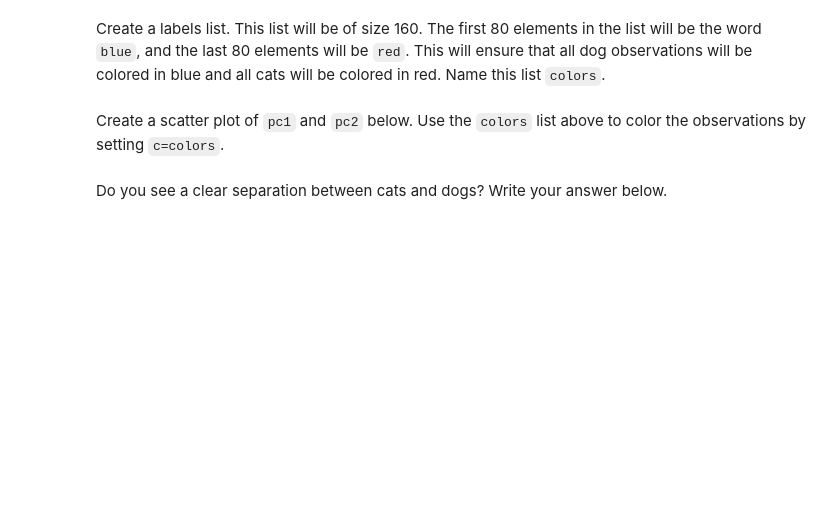
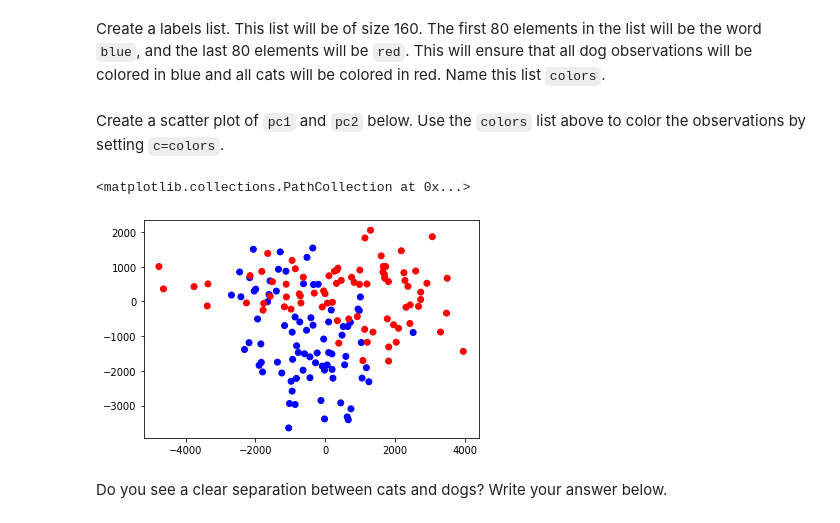
Before and after one commit to PaulaNuno/datamad0820, a Jupyter notebook: module-2/lab-pca/your-code/main.ipynb, the cells around one changed output. Saved outputs shown, nothing was run; the diff lists cells and outputs as text; code cells hidden in the pictures; blank space fills up the shorter version.

```diff
--- a/module-2/lab-pca/your-code/main.ipynb
+++ b/module-2/lab-pca/your-code/main.ipynb
@@ -94,7 +106,11 @@ Load the `PCA` function from `statsmodels` (read about this function [here](http
 Use `numpy` to find to transpose the standardized pet array. This will help us compute the projection.
 # %%
 # Your code here:
+
+catsndogs_transpose = np.transpose(catsndogs)
 # %% [markdown]
 Find the dot product of the transposed standardized pet matrix and the `factors` of the `PCA` model found above. This will be the projection onto 2 dimensions. This means that each cat and dog image will now only have two columns instead of 4096.
 # %%
 # Your code here:
+
+catsndogs_dot = np.dot(catsndogs_transpose, pca_model.factors)
@@ -106,3 +124,6 @@ Now that we have reduced our cats and dogs arrays, we can easily plot the data i
 In the cell below, turn the two dimensional projection into a pandas dataframe and name the columns `pc1`, and `pc2` respectively.
 # %%
 # Your code here:
+
+pet_differences = pd.DataFrame(catsndogs_dot, columns=['pc1', 'pc2'])
+pet_differences.head()
@@ -110,5 +138,7 @@ In the cell below, turn the two dimensional projection into a pandas dataframe a
 Create a labels list. This list will be of size 160. The first 80 elements in the list will be the word `blue`, and the last 80 elements will be `red`. This will ensure that all dog observations will be colored in blue and all cats will be colored in red. Name this list `colors`.
 # %%
 # Your code here:
+
+colors = ['blue'] * 80 + ['red'] * 80
 # %% [markdown]
 Create a scatter plot of `pc1` and `pc2` below. Use the `colors` list above to color the observations by setting `c=colors`.
@@ -117,3 +145,10 @@ Create a scatter plot of `pc1` and `pc2` below. Use the `colors` list above to c
+# %%
+# Your code here:
+
+plt.scatter(x=pet_differences.pc1, y=pet_differences.pc2, c=colors)
+# %% [output]
+<matplotlib.collections.PathCollection at 0x...>
+[figure, added]
 # %% [markdown]
 Do you see a clear separation between cats and dogs? Write your answer below.
 # %%
```
Also changed, not shown: parts of 8 cells of this notebook.
